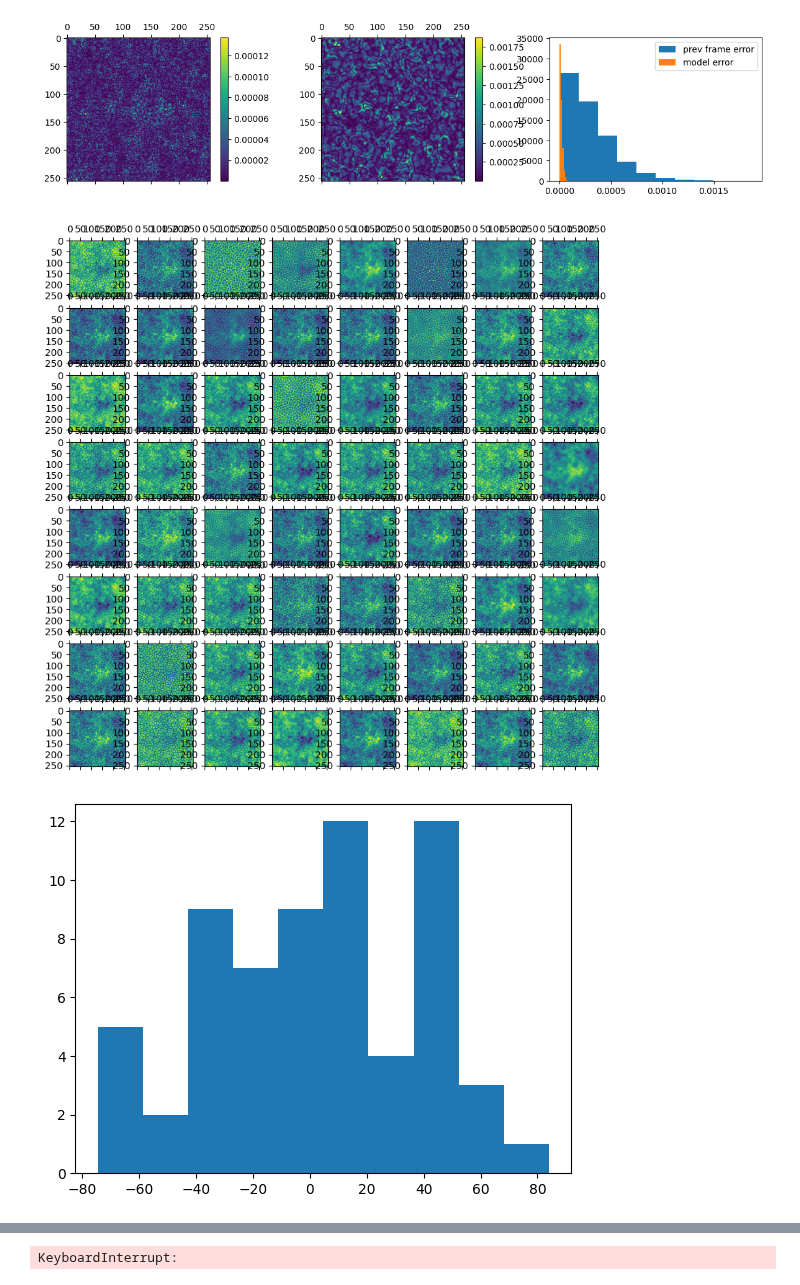
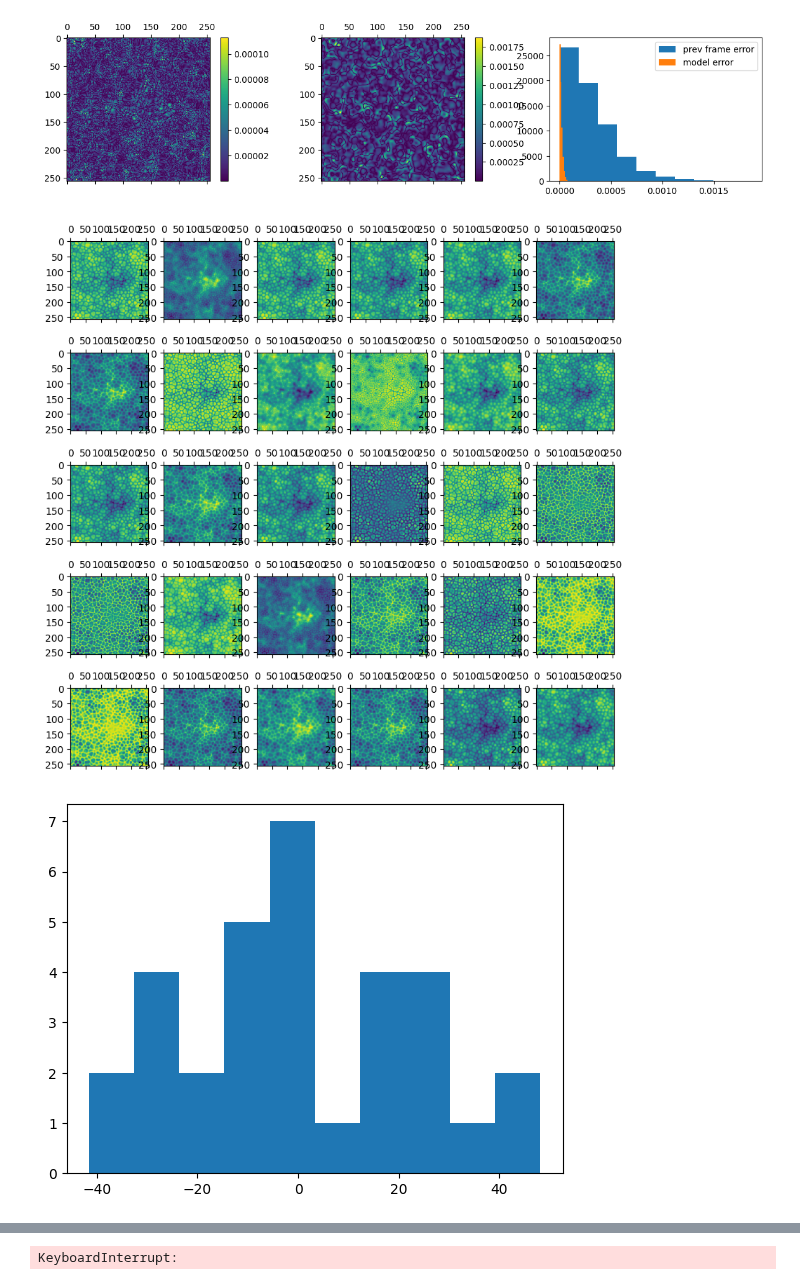
Before and after one commit to graps1/ELM-PDEs, a Jupyter notebook: ks2d/ks2d_dimensionless.ipynb, the cells around one changed output, grey strips where cells are left out. Saved outputs shown, nothing was run; the diff lists cells and outputs as text; code cells hidden in the pictures.

Commit message:
dimensionless variant working now

```diff
--- a/ks2d/ks2d_dimensionless.ipynb
+++ b/ks2d/ks2d_dimensionless.ipynb
@@ -96,8 +96,8 @@ class PointwiseLinear(torch.nn.Module):
         A = torch.linalg.lstsq(X, Y, rcond=1e-8).solution.transpose(0,1)
         self.layer.weight.data = A
 
-class SymmetricConvolution(torch.nn.Module):
-    def __init__(self, nr_kernels):
+class FiniteDifferenceLayer(torch.nn.Module):
+    def __init__(self):
         super().__init__()
 
         # hard-coded finite-difference kernels
@@ -109,38 +109,63 @@ class SymmetricConvolution(torch.nn.Module):
 
         self.extent = 1
         self.ks = 2*self.extent + 1 # dxx.shape[0]
-        self.nr_kernels = nr_kernels
+        self.nr_kernels = 2
         # self.conv_dx = torch.nn.Conv1d(1, 1, self.ks, bias=False).double()
         # self.conv_dx.weight.data = dx.view(1,1,self.ks)
         # self.conv_dxx = torch.nn.Conv1d(1, 1, self.ks, bias=False).double()
 
+        # self.conv1d = torch.nn.Conv1d(self.nr_kernels, self.nr_kernels, self.ks, groups=self.nr_kernels, bias=False).double()
         self.conv2d = torch.nn.Conv2d(self.nr_kernels, self.nr_kernels, self.ks, groups=self.nr_kernels, bias=False).double()
+
         # print( self.conv2d.weight.data.shape )
         # self.conv2d.weight.data = make_invariant_kernels(self.channels, self.ks).unsqueeze(1).double()
 
-        # laplace = torch.tensor([[1,1,1],[1,-8,1],[1,1,1]]).double()
-        laplace = torch.tensor([[1,2,1],[2,-12,2],[1,2,1]]).double() / 4
-        identity = torch.tensor([[0,0,0],[0,1,0],[0,0,0]]).double()
-        self.conv2d.weight.data[0,0,:,:] = laplace
-        self.conv2d.weight.data[1,0,:,:] = identity
+        # laplace1d = torch.tensor([1,-2,1]).double()
+        # identity1d = torch.tensor([0,1,0]).double()
+        # self.conv1d.weight.data[0,0,:] = laplace1d
+        # self.conv1d.weight.data[1,0,:] = identity1d
 
-        # identity = torch.tensor([[0, 0, 0, 0, 0], [0, 0, 0, 0, 0], [0, 0, 1, 0, 0], [0, 0, 0, 0, 0], [0, 0, 0, 0, 0]], dtype=torch.double)
-        # self.conv2d.weight.data[1,0,:,:] = identity
+        # laplace2d = torch.tensor([[1,2,1],[2,-12,2],[1,2,1]]).double() / 4
+        # laplace2d = torch.tensor([
+        #     [ 0.048,  0.328,  0.436,  0.328,  0.048],
+        #     [ 0.328, -0.3  , -0.54 , -0.3  ,  0.328],
+        #     [ 0.436, -0.54 , -1.2  , -0.54 ,  0.436],
+        #     [ 0.328, -0.3  , -0.54 , -0.3  ,  0.328],
+        #     [ 0.048,  0.328,  0.436,  0.328,  0.048]])
+        # identity2d = torch.tensor([
+        #     [0,0,0,0,0],
+        #     [0,0,0,0,0],
+        #     [0,0,1,0,0],
+        #     [0,0,0,0,0],
+        #     [0,0,0,0,0]]).double()
+        laplace2d = torch.tensor([
+            [ 0.107,  0.241,  0.107],
+            [ 0.241, -1.39,   0.241],
+            [ 0.107,  0.241,  0.107]])
+        identity2d = torch.tensor([[0,0,0],[0,1,0],[0,0,0]]).double()
+        self.conv2d.weight.data[0,0,:,:] = laplace2d
+        self.conv2d.weight.data[1,0,:,:] = identity2d
 
     def forward(self, X):
         # X has shape: batch x channels x dim1 x dim2 x ...
         # computes a vector of size batch x channels x dim1 x dim2 x ...
         dims_shape = X.shape[2:]
+        nr_dims = len(dims_shape)
         new_dims_shape = torch.tensor(dims_shape) - 2*self.extent
-        assert len(dims_shape) == 2, "other dimension sizes not yet implemented"
+
+        assert nr_dims in [2], "other dimension sizes not yet implemented"
+
         orig_channels = X.shape[1]
+        assert orig_channels % self.nr_kernels == 0
+
         X = X.view(-1, self.nr_kernels, *dims_shape)
-        X = self.conv2d(X)
+        # if nr_dims == 1: X = self.conv1d(X)
+        if nr_dims == 2: X = self.conv2d(X)
         X = X.view(-1, orig_channels, *new_dims_shape)
         return X
 
 class Model(torch.nn.Module):
-    def __init__(self, out1=8, out2=16, hidden=64, bc=None):
+    def __init__(self, out1=8, out2=16, hidden=32, bc=None):
         super().__init__()
         self.out1 = out1
         self.out2 = out2
@@ -149,12 +174,12 @@ class Model(torch.nn.Module):
 
         self.nl = torch.nn.Softplus()
         self.block1 = torch.nn.Sequential(
-            SymmetricConvolution(nr_kernels=2),
+            FiniteDifferenceLayer(),
             PointwiseLinear(self.out1, self.out2),
             self.nl
         )
         self.block2 = torch.nn.Sequential(
-            SymmetricConvolution(nr_kernels=2),
+            FiniteDifferenceLayer(),
             PointwiseLinear(self.out2, self.hidden),
             self.nl
         )
@@ -172,7 +197,6 @@ class Model(torch.nn.Module):
         X = self.pad(X)
         X = X.unsqueeze(1)
         X = X.repeat(1, self.out1, *[1]*len(X.shape[2:]))
-
         X = self.block1(X)
         X = self.block2(X)
         return X
@@ -185,35 +209,35 @@ class Model(torch.nn.Module):
 
 
 D = torch.tensor(np.load("ks2d2_short.npy"))
 maxval, minval = D.max(), D.min()
 normalize = lambda x: (x-minval)/(maxval-minval)
 denormalize = lambda x: x*(maxval-minval)+minval
 D = normalize(D)
 
 # boundary conditions used in training data
 BC_0 = { "mode": "circular", "val_left": None, "val_right": None }
 BC_1 = { "mode": "circular", "val_left": None, "val_right": None }
 
 k = 1
 X, Y = D[0,None,...], D[k,None,...]
-X_noisy = X + torch.distributions.Normal(0, 1e-5).sample(X.shape)
+X_noisy = X # + torch.distributions.Normal(0, 1e-5).sample(X.shape)
 Y_noisy = Y # + torch.distributions.Normal(0, 1e-3).sample(Y.shape)
 model = Model(bc=[BC_0, BC_1])
 # model.train(X,Y)
 model.train(X_noisy, Y_noisy)
 
 err = (model(X) - D[k,None,:,:])[0,:,:].abs().cpu()
 prev_frame_error = (X - D[k,None,:,:])[0,:,:].abs().cpu()
 
 fig, ax = plt.subplots(1,3,figsize=(15,3))
 plt.colorbar(ax[0].matshow(err))
 plt.colorbar(ax[1].matshow(prev_frame_error))
 ax[2].hist(prev_frame_error.flatten(),label="prev frame error")
 ax[2].hist(err.flatten(), label="model error")
 ax[2].legend()
 plt.show()
 # %% [output]
-[figure, old version]
+[figure, new version]
 # %%
 %matplotlib inline
 # %matplotlib qt
@@ -225,12 +249,12 @@ for i in range(lenx):
         ax[i][j].matshow( model.phi(X)[0,i*lenx+j,:,:].cpu().numpy() )
 plt.show()
 # %% [output]
-[figure, old version]
+[figure, new version]
 # %%
 plt.hist(model.lin_out.layer.weight.data.flatten().cpu())
 plt.show()
 # %% [output]
-[figure, old version]
+[figure, new version]
 # %%
 Xs = [ X ]
 n_plots = D.shape[0]
```
Also changed, not shown: parts of 2 cells of this notebook.
